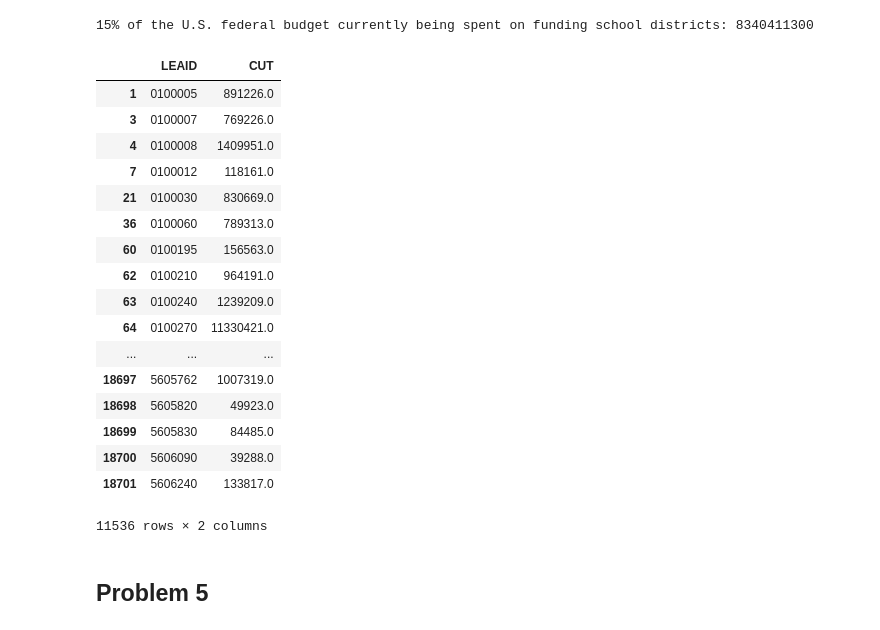
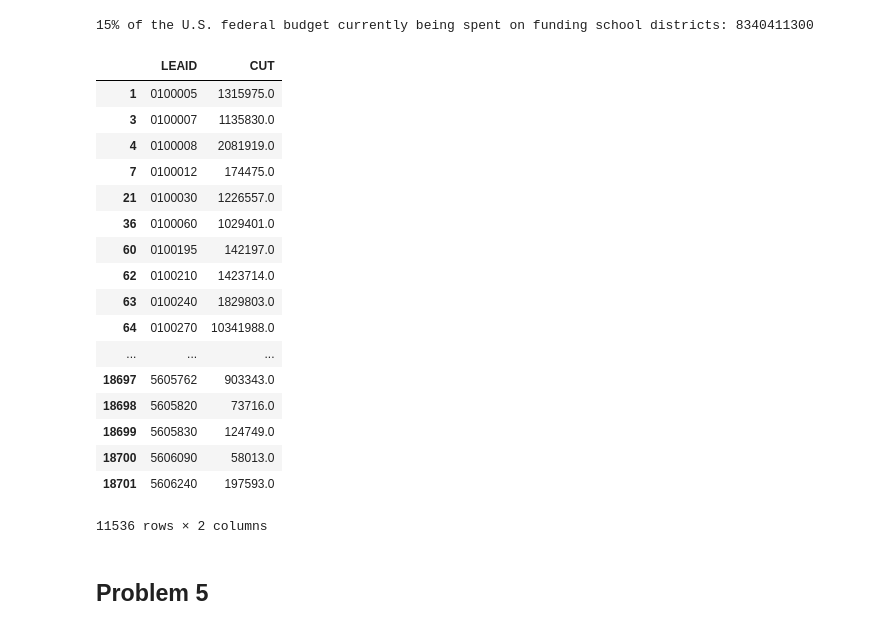
Before and after one commit to ItsmeKumar/DS5500-HW3, a Jupyter notebook: Homework3.ipynb, the cells around one changed output. Saved outputs shown, nothing was run; the diff lists cells and outputs as text; code cells hidden in the pictures.

```diff
--- a/Homework3.ipynb
+++ b/Homework3.ipynb
@@ -159,29 +159,30 @@ print('15% of the U.S. federal budget currently being spent on funding school di
 # %%
 condition = (fiscal_data['TOTALREV']>0) & (fiscal_data['TOTALEXP']>0)
 cut_rev = fiscal_data.assign(DEBT = fiscal_data['TOTALEXP'] - fiscal_data['TOTALREV']).query('DEBT<0')
 cut_rev['DEBT'] = -cut_rev['DEBT']
-available_amount = cut_rev['DEBT'].sum()
-cut_rev['CUT'] = (cut_amount/available_amount)*cut_rev['DEBT']
+cut_rev = cut_rev.assign(AVAILABLE_CUT = cut_rev[['DEBT','TFEDREV']].min(axis=1))
+available_amount = cut_rev['AVAILABLE_CUT'].sum()
+cut_rev['CUT'] = (cut_amount/available_amount)*cut_rev['AVAILABLE_CUT']
 cut_rev['CUT'] = round(cut_rev['CUT'])
 cut_rev[['LEAID','CUT']]
 # %% [output]
 |  | LEAID | CUT |
-| 1 | 0100005 | 891226.0 |
-| 3 | 0100007 | 769226.0 |
-| 4 | 0100008 | 1409951.0 |
-| 7 | 0100012 | 118161.0 |
-| 21 | 0100030 | 830669.0 |
-| 36 | 0100060 | 789313.0 |
-| 60 | 0100195 | 156563.0 |
-| 62 | 0100210 | 964191.0 |
-| 63 | 0100240 | 1239209.0 |
-| 64 | 0100270 | 11330421.0 |
+| 1 | 0100005 | 1315975.0 |
+| 3 | 0100007 | 1135830.0 |
+| 4 | 0100008 | 2081919.0 |
+| 7 | 0100012 | 174475.0 |
+| 21 | 0100030 | 1226557.0 |
+| 36 | 0100060 | 1029401.0 |
+| 60 | 0100195 | 142197.0 |
+| 62 | 0100210 | 1423714.0 |
+| 63 | 0100240 | 1829803.0 |
+| 64 | 0100270 | 10341988.0 |
 | ... | ... | ... |
-| 18697 | 5605762 | 1007319.0 |
-| 18698 | 5605820 | 49923.0 |
-| 18699 | 5605830 | 84485.0 |
-| 18700 | 5606090 | 39288.0 |
-| 18701 | 5606240 | 133817.0 |
+| 18697 | 5605762 | 903343.0 |
+| 18698 | 5605820 | 73716.0 |
+| 18699 | 5605830 | 124749.0 |
+| 18700 | 5606090 | 58013.0 |
+| 18701 | 5606240 | 197593.0 |
 11536 rows × 2 columns
 # %% [markdown]
 ## Problem 5
```
